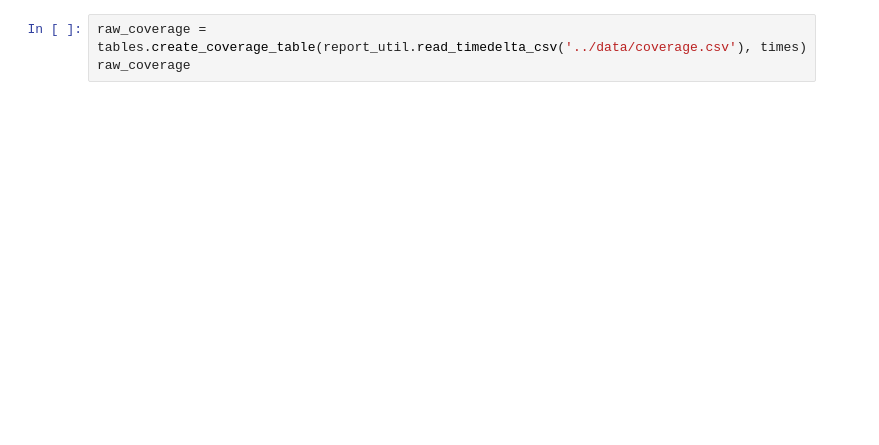
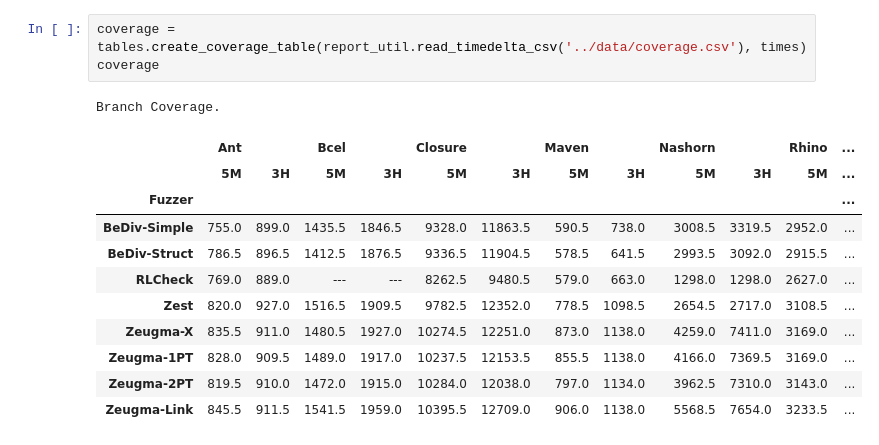
Before and after one commit to neu-se/zeugma, a Jupyter notebook: scripts/latex_report.ipynb, the cells around one changed output. Saved outputs shown, nothing was run; the diff lists cells and outputs as text; blank space fills up the shorter version.

```diff
--- a/scripts/latex_report.ipynb
+++ b/scripts/latex_report.ipynb
@@ -14,4 +45,17 @@ print(defect.to_latex(multicol_align='c', hrules=True, multirow_align='t', conve
 # %%
-raw_coverage = tables.create_coverage_table(report_util.read_timedelta_csv('../data/coverage.csv'), times)
-raw_coverage
+coverage = tables.create_coverage_table(report_util.read_timedelta_csv('../data/coverage.csv'), times)
+coverage
+# %% [output]
+Branch Coverage.
+|  | Ant |  | Bcel |  | Closure |  | Maven |  | Nashorn |  | Rhino | ... |
+|  | 5M | 3H | 5M | 3H | 5M | 3H | 5M | 3H | 5M | 3H | 5M | ... |
+| Fuzzer |  |  |  |  |  |  |  |  |  |  |  | ... |
+| BeDiv-Simple | 755.0 | 899.0 | 1435.5 | 1846.5 | 9328.0 | 11863.5 | 590.5 | 738.0 | 3008.5 | 3319.5 | 2952.0 | ... |
+| BeDiv-Struct | 786.5 | 896.5 | 1412.5 | 1876.5 | 9336.5 | 11904.5 | 578.5 | 641.5 | 2993.5 | 3092.0 | 2915.5 | ... |
+| RLCheck | 769.0 | 889.0 | --- | --- | 8262.5 | 9480.5 | 579.0 | 663.0 | 1298.0 | 1298.0 | 2627.0 | ... |
+| Zest | 820.0 | 927.0 | 1516.5 | 1909.5 | 9782.5 | 12352.0 | 778.5 | 1098.5 | 2654.5 | 2717.0 | 3108.5 | ... |
+| Zeugma-X | 835.5 | 911.0 | 1480.5 | 1927.0 | 10274.5 | 12251.0 | 873.0 | 1138.0 | 4259.0 | 7411.0 | 3169.0 | ... |
+| Zeugma-1PT | 828.0 | 909.5 | 1489.0 | 1917.0 | 10237.5 | 12153.5 | 855.5 | 1138.0 | 4166.0 | 7369.5 | 3169.0 | ... |
+| Zeugma-2PT | 819.5 | 910.0 | 1472.0 | 1915.0 | 10284.0 | 12038.0 | 797.0 | 1134.0 | 3962.5 | 7310.0 | 3143.0 | ... |
+| Zeugma-Link | 845.5 | 911.5 | 1541.5 | 1959.0 | 10395.5 | 12709.0 | 906.0 | 1138.0 | 5568.5 | 7654.0 | 3233.5 | ... |
 # %%
```
Also changed, not shown: parts of 6 cells of this notebook, 2 other files.
